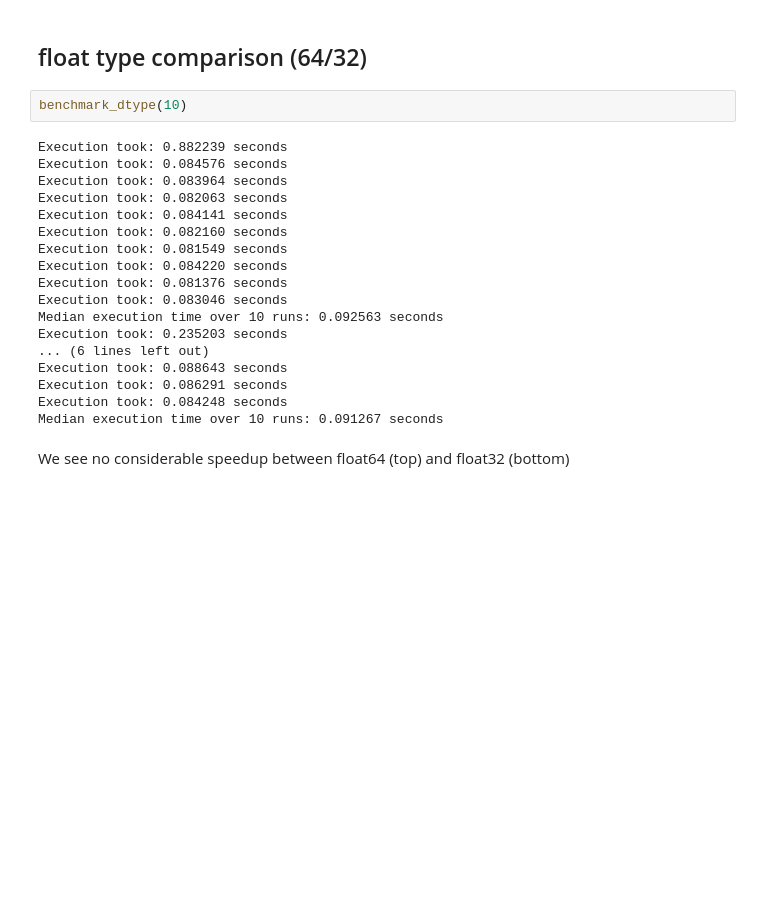
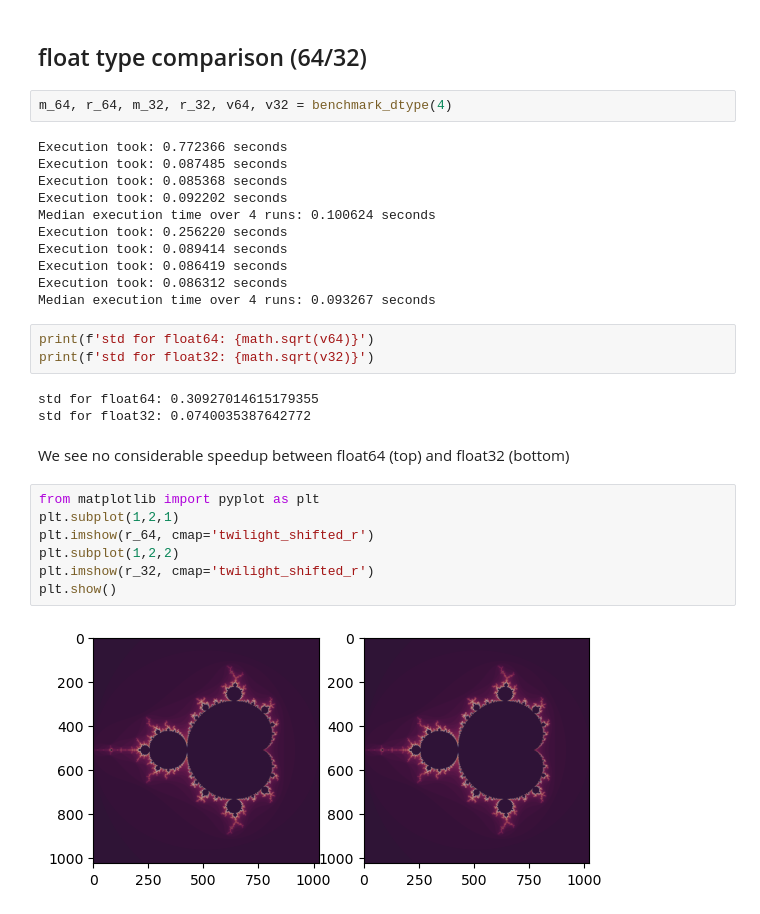
Before and after one commit to Astatham98/NumericalComputingCourse, a Jupyter notebook: performance_notebook.ipynb, the cells around one changed output. Cells and saved outputs as stored; diff of their text form; blank space fills up the shorter version.

```diff
--- a/performance_notebook.ipynb
+++ b/performance_notebook.ipynb
@@ -214,24 +266,32 @@ We can see that abs is called many times in the naive implementation, taking up
 # %% [markdown]
 ## float type comparison (64/32)
 # %%
-benchmark_dtype(10)
+m_64, r_64, m_32, r_32, v64, v32 = benchmark_dtype(4)
 # %% [output]
-Execution took: 0.882239 seconds
-Execution took: 0.084576 seconds
-Execution took: 0.083964 seconds
-Execution took: 0.082063 seconds
-Execution took: 0.084141 seconds
-Execution took: 0.082160 seconds
-Execution took: 0.081549 seconds
-Execution took: 0.084220 seconds
-Execution took: 0.081376 seconds
-Execution took: 0.083046 seconds
-Median execution time over 10 runs: 0.092563 seconds
-Execution took: 0.235203 seconds
-... (6 lines left out)
-Execution took: 0.088643 seconds
-Execution took: 0.086291 seconds
-Execution took: 0.084248 seconds
-Median execution time over 10 runs: 0.091267 seconds
+Execution took: 0.772366 seconds
+Execution took: 0.087485 seconds
+Execution took: 0.085368 seconds
+Execution took: 0.092202 seconds
+Median execution time over 4 runs: 0.100624 seconds
+Execution took: 0.256220 seconds
+Execution took: 0.089414 seconds
+Execution took: 0.086419 seconds
+Execution took: 0.086312 seconds
+Median execution time over 4 runs: 0.093267 seconds
+# %%
+print(f'std for float64: {math.sqrt(v64)}')
+print(f'std for float32: {math.sqrt(v32)}')
+# %% [output]
+std for float64: 0.30927014615179355
+std for float32: 0.0740035387642772
 # %% [markdown]
 We see no considerable speedup between float64 (top) and float32 (bottom)
+# %%
+from matplotlib import pyplot as plt
+plt.subplot(1,2,1)
+plt.imshow(r_64, cmap='twilight_shifted_r')
+plt.subplot(1,2,2)
+plt.imshow(r_32, cmap='twilight_shifted_r')
+plt.show()
+# %% [output]
+[figure, added]
```
Also changed, not shown: parts of 11 cells of this notebook, 1 other file.
